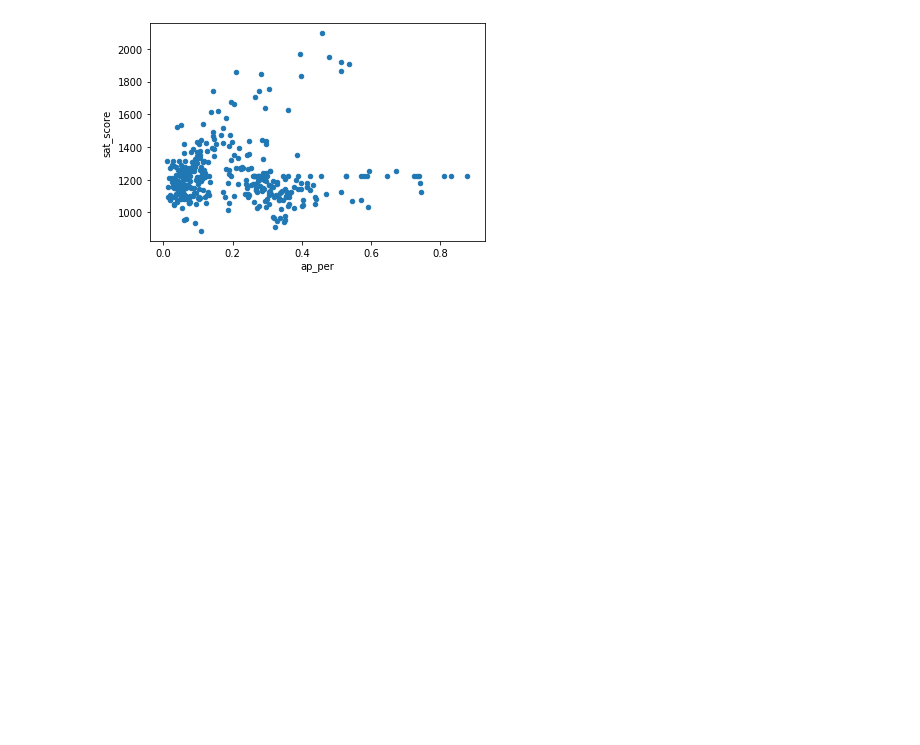
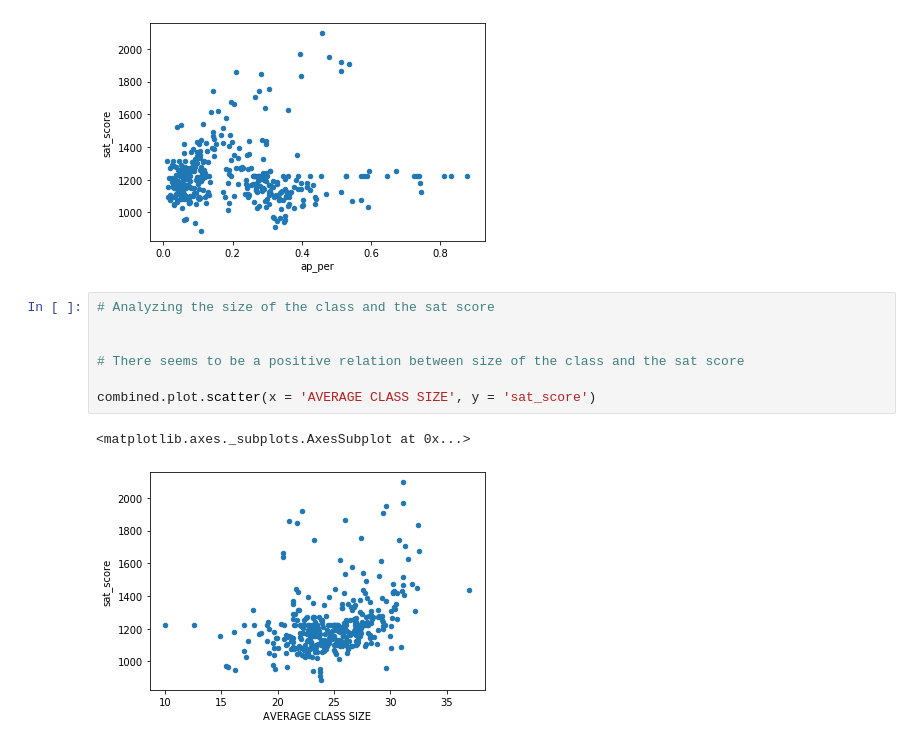
Before and after one commit to OniSlayer/analyzing_sat_scores, a Jupyter notebook: analyzing_sat_scores.ipynb, the cells around one changed output. Saved outputs shown, nothing was run; the diff lists cells and outputs as text; blank space fills up the shorter version.

Commit message:
Inspect correlation between the size of each the class and the sat score

```diff
--- a/analyzing_sat_scores.ipynb
+++ b/analyzing_sat_scores.ipynb
@@ -352,3 +352,13 @@ combined.plot.scatter(x = 'ap_per', y = 'sat_score')
 # %% [output]
 <matplotlib.axes._subplots.AxesSubplot at 0x...>
 [figure]
+# %%
+# Analyzing the size of the class and the sat score
+
+
+# There seems to be a positive relation between size of the class and the sat score
+
+combined.plot.scatter(x = 'AVERAGE CLASS SIZE', y = 'sat_score')
+# %% [output]
+<matplotlib.axes._subplots.AxesSubplot at 0x...>
+[figure, added]
```
Also changed, not shown: parts of 1 cell of this notebook, 1 other file.
